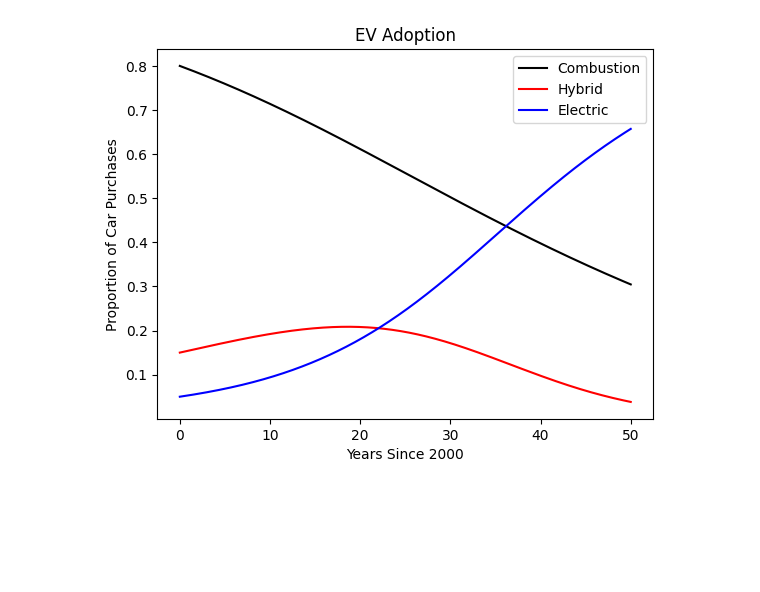
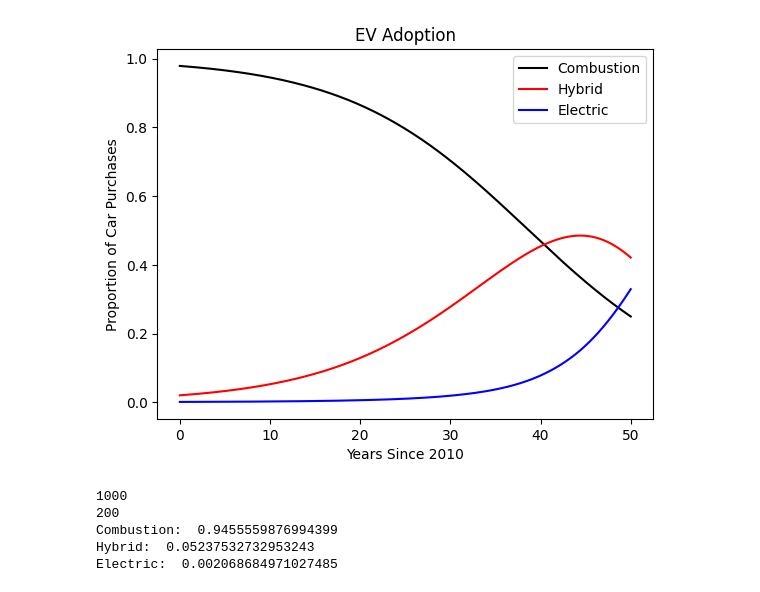
Before and after one commit to binDebug3/EVAdoption, a Jupyter notebook: models.ipynb, the cells around one changed output. Drawn from its saved outputs; the diff is of its cells as text; code cells hidden in the pictures; blank space fills up the shorter version.

```diff
--- a/models.ipynb
+++ b/models.ipynb
@@ -7,38 +7,52 @@ from scipy.optimize import minimize
 # %%
 # build model
 def model(t, cars, ch, he, ec, hc, eh, ce):
     return np.array([-ch*cars[0]*cars[1] - ce*cars[0]*cars[2] + ec*cars[2]*cars[0] + hc*cars[1]*cars[0],
                      ch*cars[0]*cars[1] - hc*cars[1]*cars[0] - he*cars[1]*cars[2] + eh*cars[2]*cars[1],
                      ce*cars[0]*cars[2] + he*cars[1]*cars[2] - eh*cars[2]*cars[1] - ec*cars[2]*cars[0]])
 
 # constants
-ch = 0.15 # rate from combustion to hybrid
-he = 0.2 # rate from hybrid to electric
+ch = 0.2 # rate from combustion to hybrid
+he = 0.25 # rate from hybrid to electric
 ec = 0.01 # rate from electric to combustion
 hc = 0.1 # rate from hybrid to combustion
 eh = 0.01 # rate from electric to hybrid
-ce = 0.05 # rate from combustion to electric
+ce = 0.1 # rate from combustion to electric
 
 # initial conditions
-C = 0.8
-H = 0.15
-E = 0.05
+C = 0.9792
+H = 0.02
+E = 0.0008
 
 # time points
 t0 = 0
 tf = 50
 
 # solve ODE
 sol = solve_ivp(model, [t0, tf], [C, H, E], args=(ch, he, ec, hc, eh, ce), t_eval=np.linspace(t0, tf, 1000))
 
 # plot
 plt.plot(sol.t, sol.y[0], label="Combustion", c="k")
 plt.plot(sol.t, sol.y[1], label="Hybrid", c="r")
 plt.plot(sol.t, sol.y[2], label="Electric", c="b")
 plt.title("EV Adoption")
-plt.xlabel("Years Since 2000")
+plt.xlabel("Years Since 2010")
 plt.ylabel("Proportion of Car Purchases")
 plt.legend()
 plt.show()
+
+# print values at t=10
+print(len(sol.y[0]))
+year = 2020
+time = int((year - 2010) * 1000 / 50)
+print(time)
+print("Combustion: ", sol.y[0][time])
+print("Hybrid: ", sol.y[1][time])
+print("Electric: ", sol.y[2][time])
 # %% [output]
-[figure, old version]
+[figure, new version]
+1000
+200
+Combustion:  0.9455559876994399
+Hybrid:  0.05237532732953243
+Electric:  0.002068684971027485
```
Also changed, not shown: 1 other file.
